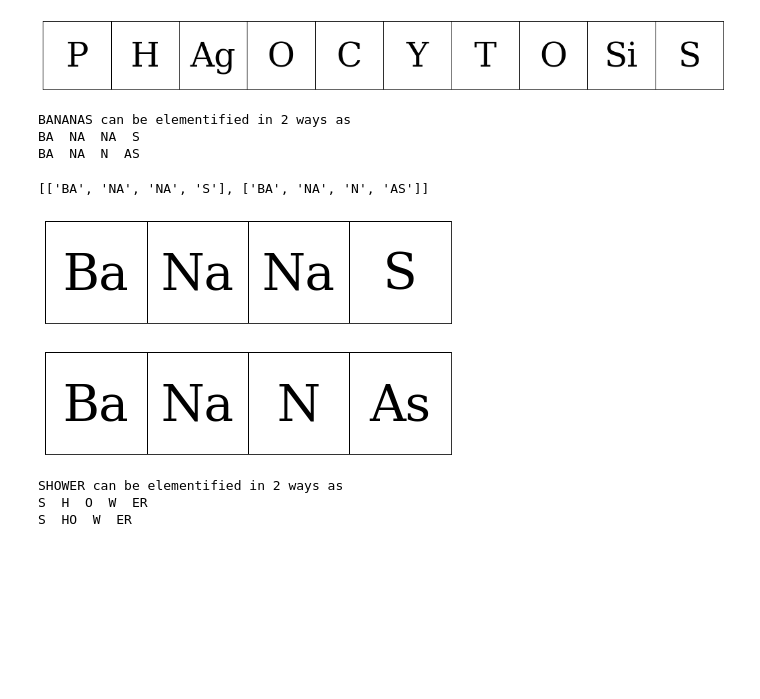
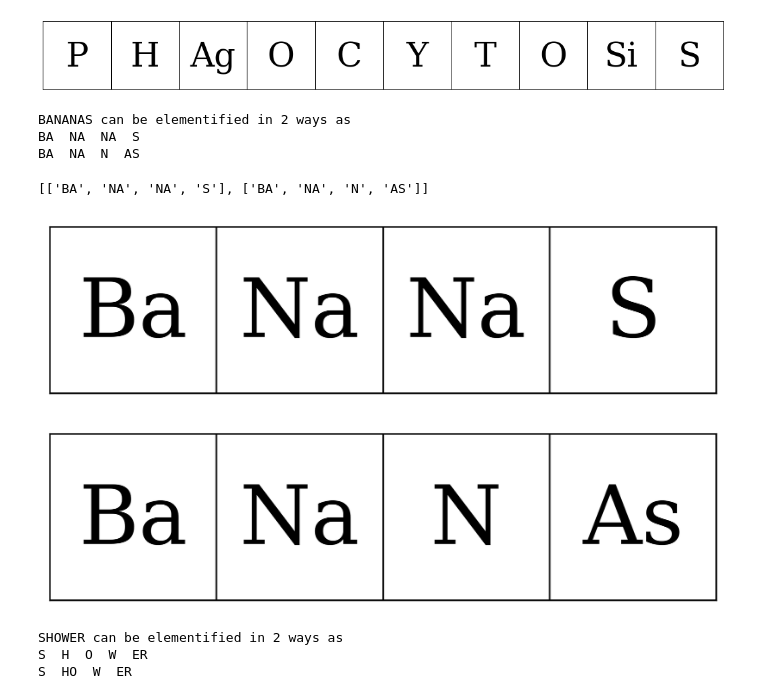
Before and after one commit to darrenjhsu/Elementify, a Jupyter notebook: Elementify.ipynb, the cells around one changed output. Drawn from its saved outputs; the diff is of its cells as text; code cells hidden in the pictures; blank space fills up the shorter version.

Commit message:
Add resolution options again

```diff
--- a/Elementify.ipynb
+++ b/Elementify.ipynb
@@ -41,7 +41,7 @@ def getSepWords(inString, sep):
         currIdx += ss
     return sepWords
 
-def elementify(inString,verbose=True,printing=False):
+def elementify(inString,verbose=True,printing=False,resolution=None):
     if len(inString) == 0:
         return None
     if len(inString) > 25:
@@ -98,13 +98,13 @@ def elementify(inString,verbose=True,printing=False):
 
     if printing:
         for word in elementWordSet:
-            printWord(word)
+            printWord(word,resolution=resolution)
 
     return elementWordSet
 
-def printWord(inWordList):
+def printWord(inWordList, resolution=None):
     # Use matplotlib to print element symbols
-    fig, ax = plt.subplots(figsize=(2*len(inWordList), 2))
+    fig, ax = plt.subplots(figsize=(2*len(inWordList), 2), dpi=resolution)
     fig.tight_layout(rect=[0, 0.00, 1, 1])
     ax.set_xlim([0, len(inWordList)])
     ax.set_ylim([0,1])
@@ -119,7 +119,6 @@ def printWord(inWordList):
     labelbottom=False,
     labelleft=False)
     ax.set_box_aspect(1/len(inWordList))
-
     for ii in range(len(inWordList)):
         rect = patches.Rectangle((ii,0), 1, 1, linewidth=1, edgecolor='k', facecolor='w')
         ax.add_patch(rect)
@@ -153,14 +152,14 @@ P  H  AG  O  C  Y  T  O  SI  S
 [figure]
 [figure]
 # %%
-elementify('BANANAS',printing=True)
+elementify('BANANAS',printing=True,resolution=300)
 # %% [output]
 BANANAS can be elementified in 2 ways as
 BA  NA  NA  S
 BA  NA  N  AS
 [['BA', 'NA', 'NA', 'S'], ['BA', 'NA', 'N', 'AS']]
-[figure, old version]
+[figure, new version]
-[figure, old version]
+[figure, new version]
 # %%
 elementify('shower',printing=True)
 # %% [output]
```
